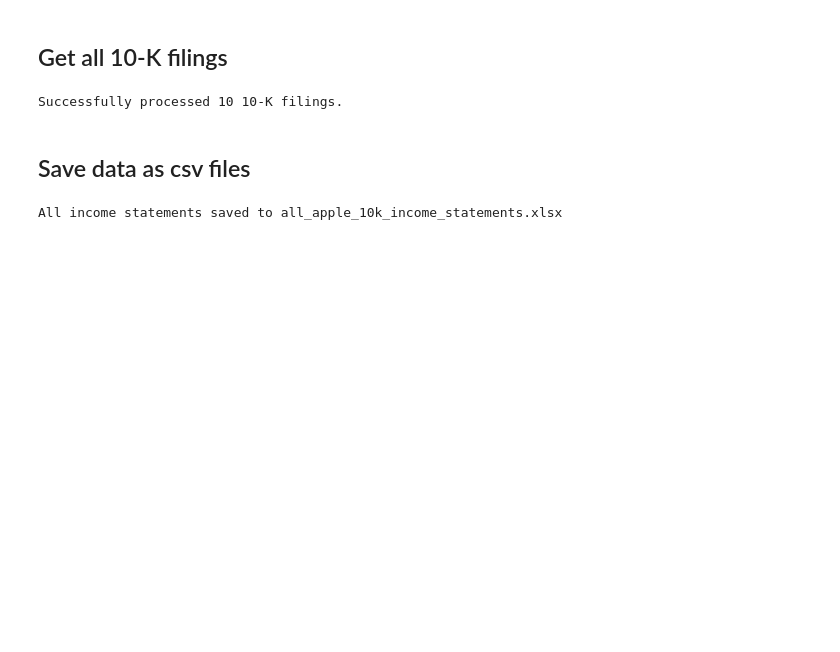
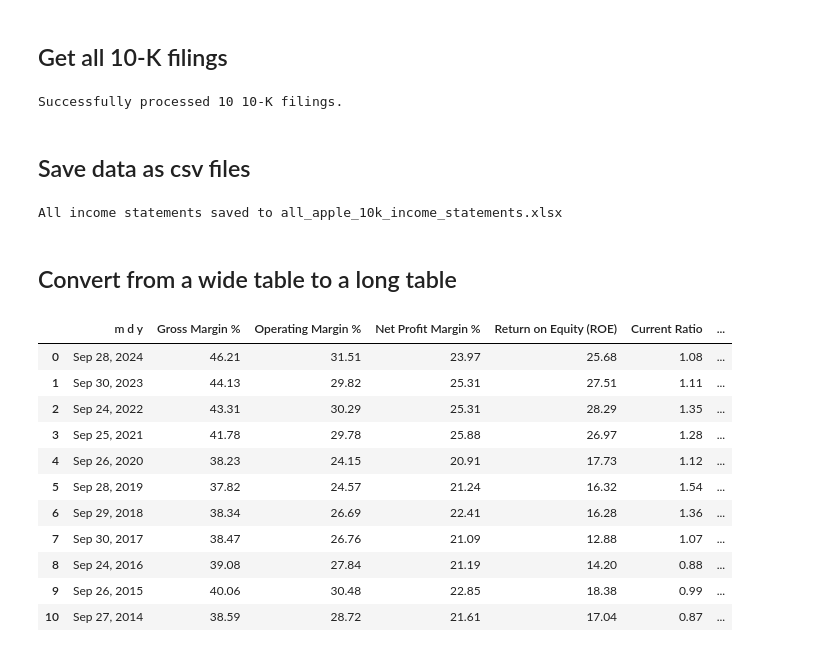
Before and after one commit to pakkapol-s/Data-Analysis-Projects, a Jupyter notebook: Edgar_Tools/Apple_filings.ipynb, the cells around one changed output. Cells and saved outputs as stored; diff of their text form; code cells hidden in the pictures; blank space fills up the shorter version.

```diff
--- a/Edgar_Tools/Apple_filings.ipynb
+++ b/Edgar_Tools/Apple_filings.ipynb
@@ -429,3 +431,21 @@ print("All income statements saved to all_apple_10k_income_statements.xlsx")
 # ...
 # %% [output]
 All income statements saved to all_apple_10k_income_statements.xlsx
+# %% [markdown]
+## Convert from a wide table to a long table
+# %%
+df = pd.read_csv('wide_table_dash.csv')
+df
+# %% [output]
+|  | m d y | Gross Margin % | Operating Margin % | Net Profit Margin % | Return on Equity (ROE) | Current Ratio | ... |
+| 0 | Sep 28, 2024 | 46.21 | 31.51 | 23.97 | 25.68 | 1.08 | ... |
+| 1 | Sep 30, 2023 | 44.13 | 29.82 | 25.31 | 27.51 | 1.11 | ... |
+| 2 | Sep 24, 2022 | 43.31 | 30.29 | 25.31 | 28.29 | 1.35 | ... |
+| 3 | Sep 25, 2021 | 41.78 | 29.78 | 25.88 | 26.97 | 1.28 | ... |
+| 4 | Sep 26, 2020 | 38.23 | 24.15 | 20.91 | 17.73 | 1.12 | ... |
+| 5 | Sep 28, 2019 | 37.82 | 24.57 | 21.24 | 16.32 | 1.54 | ... |
+| 6 | Sep 29, 2018 | 38.34 | 26.69 | 22.41 | 16.28 | 1.36 | ... |
+| 7 | Sep 30, 2017 | 38.47 | 26.76 | 21.09 | 12.88 | 1.07 | ... |
+| 8 | Sep 24, 2016 | 39.08 | 27.84 | 21.19 | 14.20 | 0.88 | ... |
+| 9 | Sep 26, 2015 | 40.06 | 30.48 | 22.85 | 18.38 | 0.99 | ... |
+| 10 | Sep 27, 2014 | 38.59 | 28.72 | 21.61 | 17.04 | 0.87 | ... |
```
Also changed, not shown: parts of 3 cells of this notebook, 2 other files.
